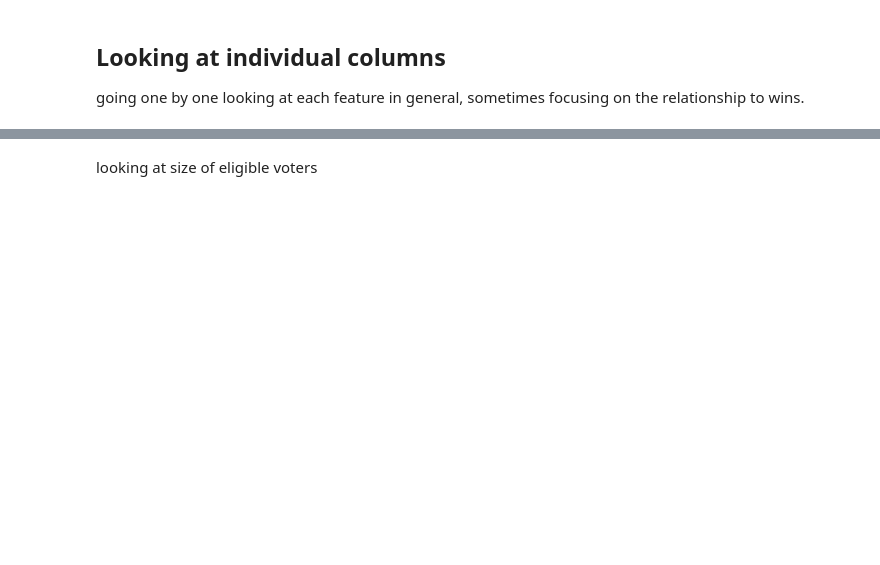
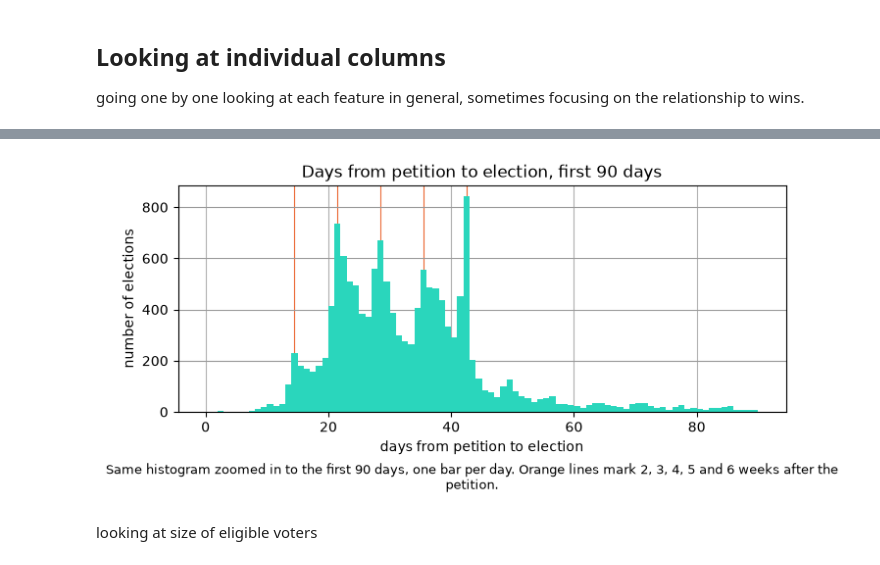
Before and after one commit to jiangisabella/Placeholder-Data1030, a Jupyter notebook: src/combined_eda.ipynb, the cells around one changed output, grey strips where cells are left out. Cells and saved outputs as stored; diff of their text form; code cells hidden in the pictures; blank space fills up the shorter version.

```diff
--- a/src/combined_eda.ipynb
+++ b/src/combined_eda.ipynb
@@ -74,15 +213,18 @@ plt.show()
 # %%
 # zoom in on the first 90 days, one bar per day
 plt.figure(figsize=(8,3))
-days.plot.hist(bins=np.arange(0, 91), color=BLUE)
+days.plot.hist(bins=np.arange(0, 91), color=MAIN)
 for week in [14, 21, 28, 35, 42]:
-    plt.axvline(week + 0.5, color=GRAY, linewidth=0.8, zorder=0)
+    plt.axvline(week + 0.5, color=CONTRAST, linewidth=0.8, zorder=0)
 plt.xlabel('days from petition to election')
-plt.ylabel('count')
-plt.title('one bar per day; gray lines at 2, 3, 4, 5 and 6 weeks')
+plt.ylabel('number of elections')
+plt.title('Days from petition to election, first 90 days')
+plt.grid(axis='y', color=GRID)
+plt.gca().set_axisbelow(True)   # grid behind the bars
+plt.figtext(0.5, -0.06, 'Same histogram zoomed in to the first 90 days, one bar per day. Orange lines mark 2, 3, 4, 5 and 6 weeks after the petition.', ha='center', va='top', fontsize=9, wrap=True)
 plt.show()
-
-print('share of elections a whole number of weeks after the petition:', round((days % 7 == 0).mean(), 3))
+# %% [output]
+[figure, added]
 # %% [markdown]
 looking at size of eligible voters
 # %%
```
Also changed, not shown: parts of 53 cells of this notebook, 23 other files.
